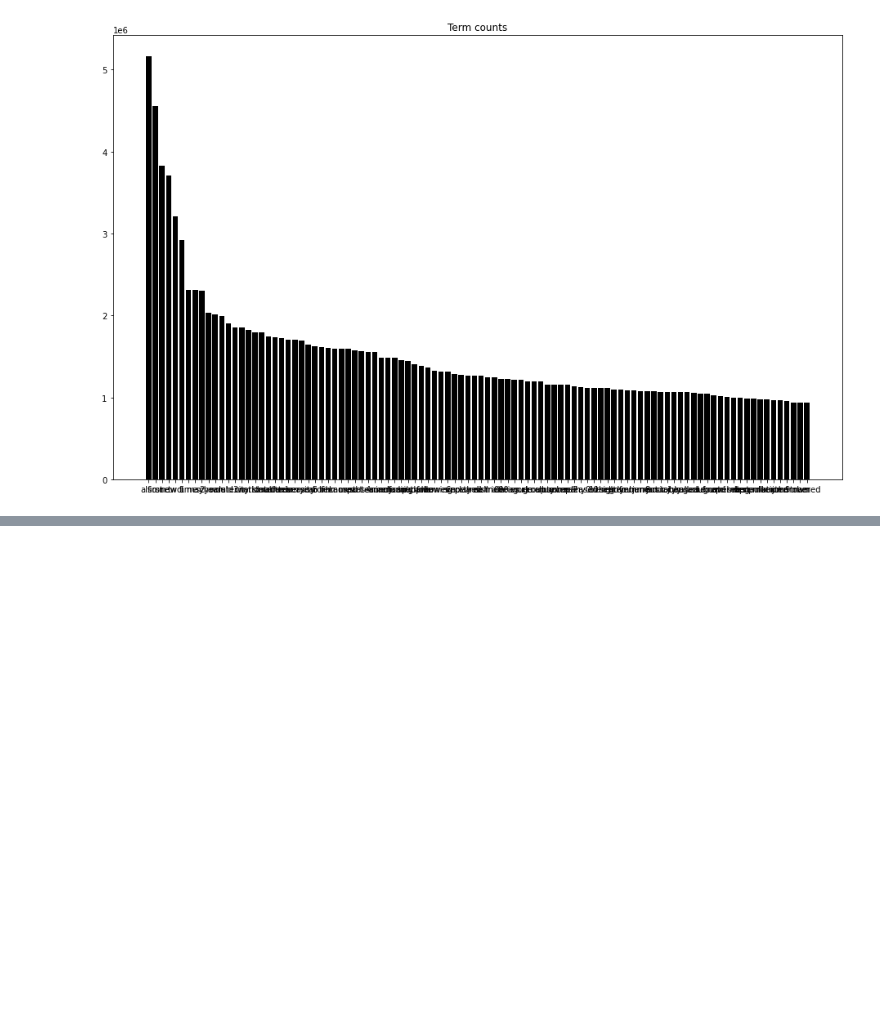
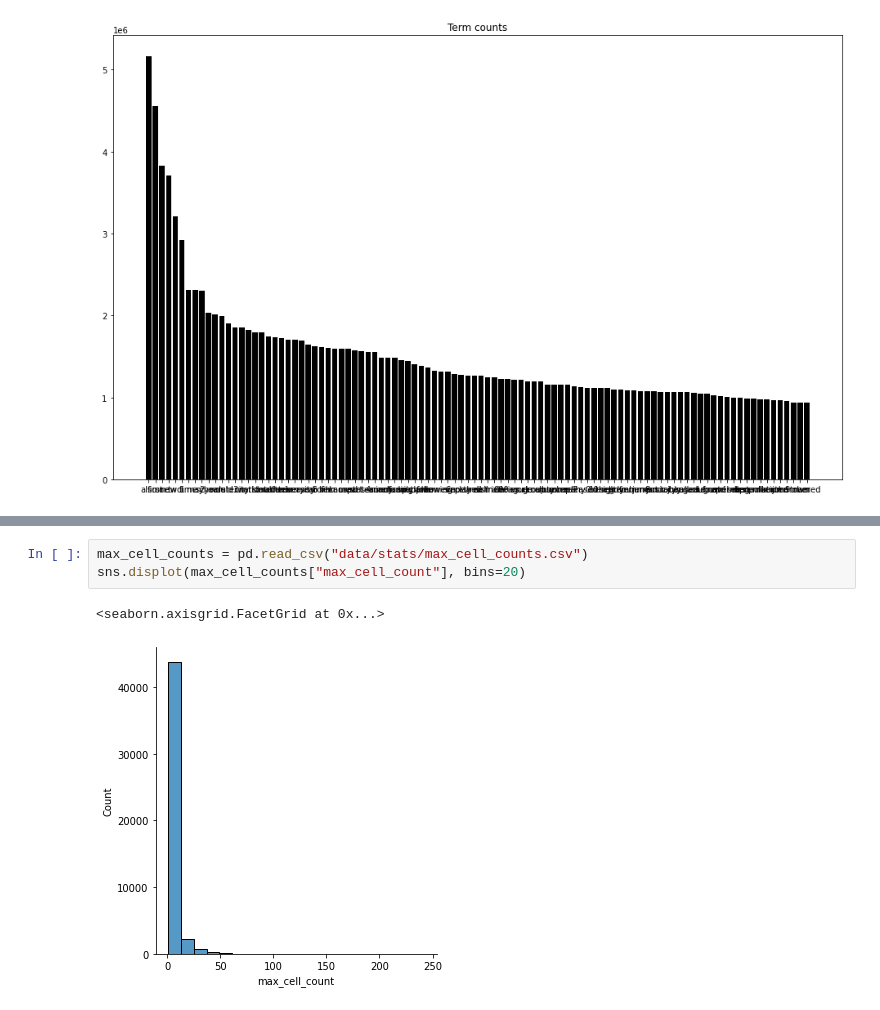
Before and after one commit to Martin36/FEVER2021_SharedTask, a Jupyter notebook: Dataset_Statistics.ipynb, the cells around one changed output, grey strips where cells are left out. Cells and saved outputs as stored; diff of their text form; blank space fills up the shorter version.

```diff
--- a/Dataset_Statistics.ipynb
+++ b/Dataset_Statistics.ipynb
@@ -105,0 +135,6 @@ Text(0.5, 1.0, 'Term counts')
+# %%
+max_cell_counts = pd.read_csv("data/stats/max_cell_counts.csv")
+sns.displot(max_cell_counts["max_cell_count"], bins=20)
+# %% [output]
+<seaborn.axisgrid.FacetGrid at 0x...>
+[figure, added]
```
Also changed, not shown: parts of 2 cells of this notebook, 3 other files.
